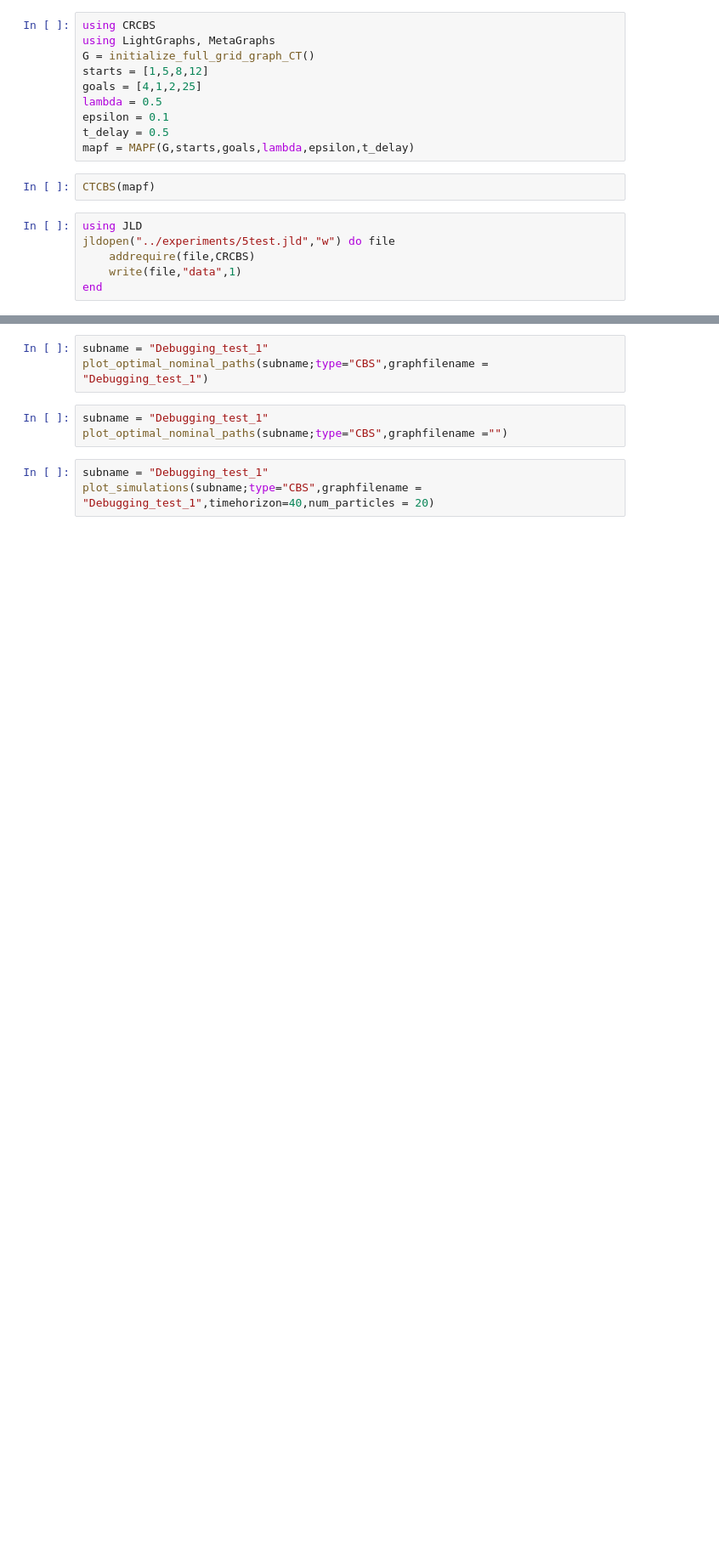
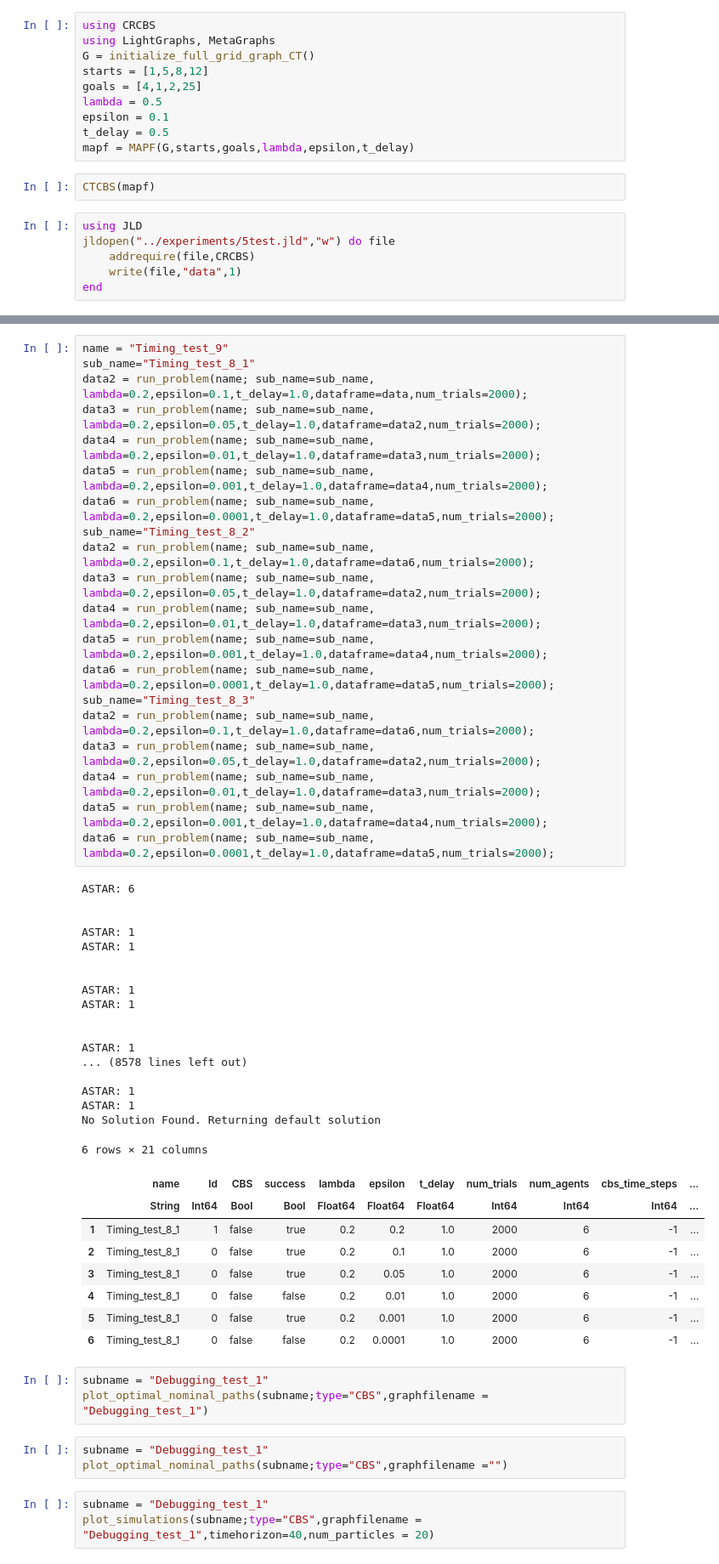
Before and after one commit to sisl/CRCBS.jl, a Jupyter notebook: experiments/Run_CRCBS.ipynb, the cells around one changed output, grey strips where cells are left out. Shown at 85% size. Cells and saved outputs as stored; diff of their text form; blank space fills up the shorter version.

```diff
--- a/experiments/Run_CRCBS.ipynb
+++ b/experiments/Run_CRCBS.ipynb
@@ -94,3 +94,50 @@ ASTAR: 10
+# %%
+name = "Timing_test_9"
+sub_name="Timing_test_8_1"
+data2 = run_problem(name; sub_name=sub_name, lambda=0.2,epsilon=0.1,t_delay=1.0,dataframe=data,num_trials=2000);
+data3 = run_problem(name; sub_name=sub_name, lambda=0.2,epsilon=0.05,t_delay=1.0,dataframe=data2,num_trials=2000);
+data4 = run_problem(name; sub_name=sub_name, lambda=0.2,epsilon=0.01,t_delay=1.0,dataframe=data3,num_trials=2000);
+data5 = run_problem(name; sub_name=sub_name, lambda=0.2,epsilon=0.001,t_delay=1.0,dataframe=data4,num_trials=2000);
+data6 = run_problem(name; sub_name=sub_name, lambda=0.2,epsilon=0.0001,t_delay=1.0,dataframe=data5,num_trials=2000);
+sub_name="Timing_test_8_2"
+data2 = run_problem(name; sub_name=sub_name, lambda=0.2,epsilon=0.1,t_delay=1.0,dataframe=data6,num_trials=2000);
+data3 = run_problem(name; sub_name=sub_name, lambda=0.2,epsilon=0.05,t_delay=1.0,dataframe=data2,num_trials=2000);
+data4 = run_problem(name; sub_name=sub_name, lambda=0.2,epsilon=0.01,t_delay=1.0,dataframe=data3,num_trials=2000);
+data5 = run_problem(name; sub_name=sub_name, lambda=0.2,epsilon=0.001,t_delay=1.0,dataframe=data4,num_trials=2000);
+data6 = run_problem(name; sub_name=sub_name, lambda=0.2,epsilon=0.0001,t_delay=1.0,dataframe=data5,num_trials=2000);
+sub_name="Timing_test_8_3"
+data2 = run_problem(name; sub_name=sub_name, lambda=0.2,epsilon=0.1,t_delay=1.0,dataframe=data6,num_trials=2000);
+data3 = run_problem(name; sub_name=sub_name, lambda=0.2,epsilon=0.05,t_delay=1.0,dataframe=data2,num_trials=2000);
+data4 = run_problem(name; sub_name=sub_name, lambda=0.2,epsilon=0.01,t_delay=1.0,dataframe=data3,num_trials=2000);
+data5 = run_problem(name; sub_name=sub_name, lambda=0.2,epsilon=0.001,t_delay=1.0,dataframe=data4,num_trials=2000);
+data6 = run_problem(name; sub_name=sub_name, lambda=0.2,epsilon=0.0001,t_delay=1.0,dataframe=data5,num_trials=2000);
+# %% [output]
+ASTAR: 6
+
+
+ASTAR: 1
+ASTAR: 1
+
+
+ASTAR: 1
+ASTAR: 1
+
+
+ASTAR: 1
+... (8578 lines left out)
+
+ASTAR: 1
+ASTAR: 1
+No Solution Found. Returning default solution
+6 rows × 21 columns
+|  | name | Id | CBS | success | lambda | epsilon | t_delay | num_trials | num_agents | cbs_time_steps | ... |
+|  | String | Int64 | Bool | Bool | Float64 | Float64 | Float64 | Int64 | Int64 | Int64 | ... |
+| 1 | Timing_test_8_1 | 1 | false | true | 0.2 | 0.2 | 1.0 | 2000 | 6 | -1 | ... |
+| 2 | Timing_test_8_1 | 0 | false | true | 0.2 | 0.1 | 1.0 | 2000 | 6 | -1 | ... |
+| 3 | Timing_test_8_1 | 0 | false | true | 0.2 | 0.05 | 1.0 | 2000 | 6 | -1 | ... |
+| 4 | Timing_test_8_1 | 0 | false | false | 0.2 | 0.01 | 1.0 | 2000 | 6 | -1 | ... |
+| 5 | Timing_test_8_1 | 0 | false | true | 0.2 | 0.001 | 1.0 | 2000 | 6 | -1 | ... |
+| 6 | Timing_test_8_1 | 0 | false | false | 0.2 | 0.0001 | 1.0 | 2000 | 6 | -1 | ... |
 # %%
 subname = "Debugging_test_1"
 plot_optimal_nominal_paths(subname;type="CBS",graphfilename = "Debugging_test_1")
```
Also changed, not shown: parts of 6 cells of this notebook, 34 other files.
